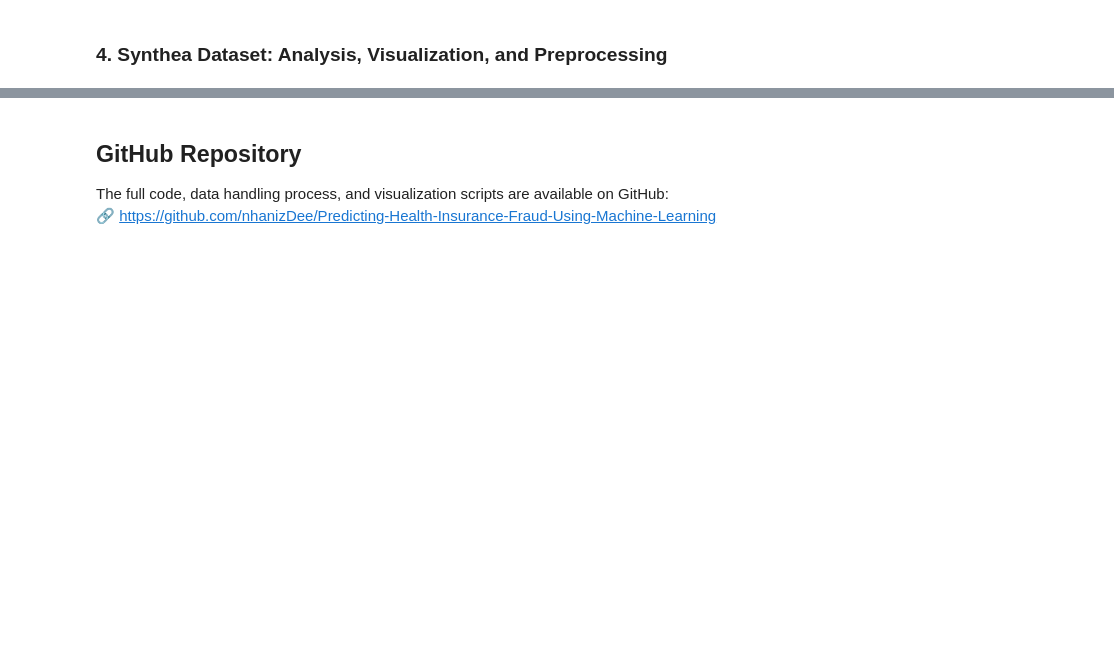
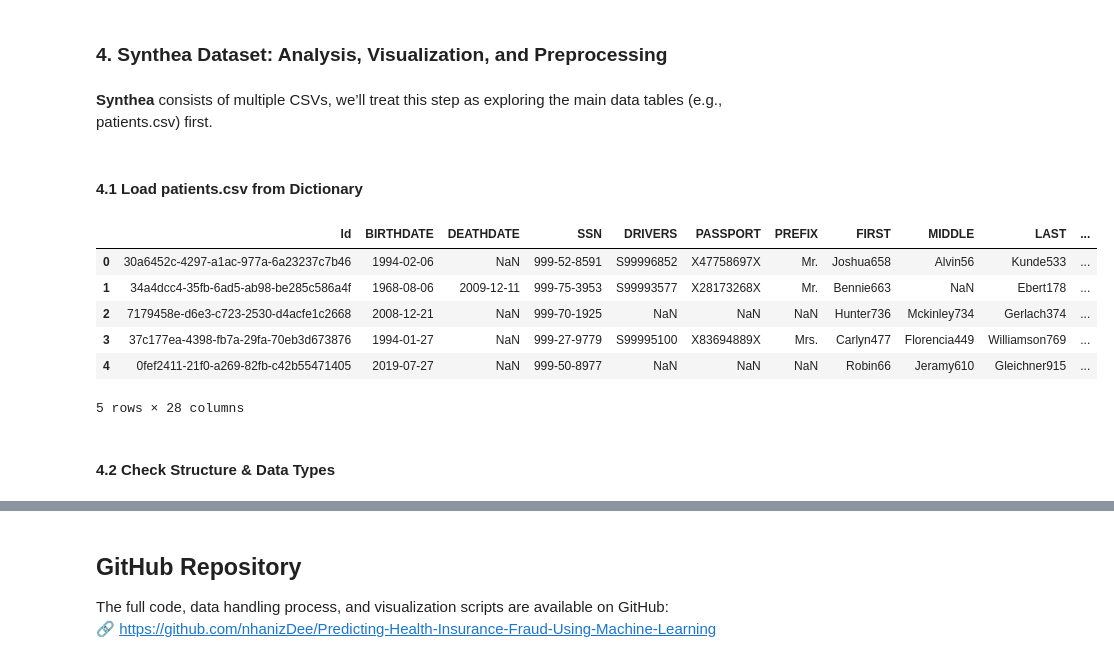
Before and after one commit to nhanizDee/Predicting-Health-Insurance-Fraud-Using-Machine-Learning, a Jupyter notebook: Project Report 2- Group 2.ipynb, the cells around one changed output, grey strips where cells are left out. Drawn from its saved outputs; the diff is of its cells as text; code cells hidden in the pictures; blank space fills up the shorter version.

```diff
--- a/Project Report 2- Group 2.ipynb
+++ b/Project Report 2- Group 2.ipynb
@@ -399,3 +449,20 @@ As shown in the bar chart above, the `PotentialFraud` variable is highly imbalan
 This imbalance confirms the need for proper data balancing techniques in our modeling phase, such as **SMOTE**, **undersampling**, or using **stratified sampling** when splitting the dataset.
 # %% [markdown]
 ### **4. Synthea Dataset: Analysis, Visualization, and Preprocessing**
+# %% [markdown]
+**Synthea** consists of multiple CSVs, we’ll treat this step as exploring the main data tables (e.g., patients.csv) first.
+# %% [markdown]
+#### **4.1 Load patients.csv from Dictionary**
+# %%
+synthea_patients_df = all_data['Synthea']['patients']
+synthea_patients_df.head()
+# %% [output]
+|  | Id | BIRTHDATE | DEATHDATE | SSN | DRIVERS | PASSPORT | PREFIX | FIRST | MIDDLE | LAST | ... |
+| 0 | 30a6452c-4297-a1ac-977a-6a23237c7b46 | 1994-02-06 | NaN | 999-52-8591 | S99996852 | X47758697X | Mr. | Joshua658 | Alvin56 | Kunde533 | ... |
+| 1 | 34a4dcc4-35fb-6ad5-ab98-be285c586a4f | 1968-08-06 | 2009-12-11 | 999-75-3953 | S99993577 | X28173268X | Mr. | Bennie663 | NaN | Ebert178 | ... |
+| 2 | 7179458e-d6e3-c723-2530-d4acfe1c2668 | 2008-12-21 | NaN | 999-70-1925 | NaN | NaN | NaN | Hunter736 | Mckinley734 | Gerlach374 | ... |
+| 3 | 37c177ea-4398-fb7a-29fa-70eb3d673876 | 1994-01-27 | NaN | 999-27-9779 | S99995100 | X83694889X | Mrs. | Carlyn477 | Florencia449 | Williamson769 | ... |
+| 4 | 0fef2411-21f0-a269-82fb-c42b55471405 | 2019-07-27 | NaN | 999-50-8977 | NaN | NaN | NaN | Robin66 | Jeramy610 | Gleichner915 | ... |
+5 rows × 28 columns
+# %% [markdown]
+#### **4.2 Check Structure & Data Types**
```
Also changed, not shown: parts of 24 cells of this notebook.
